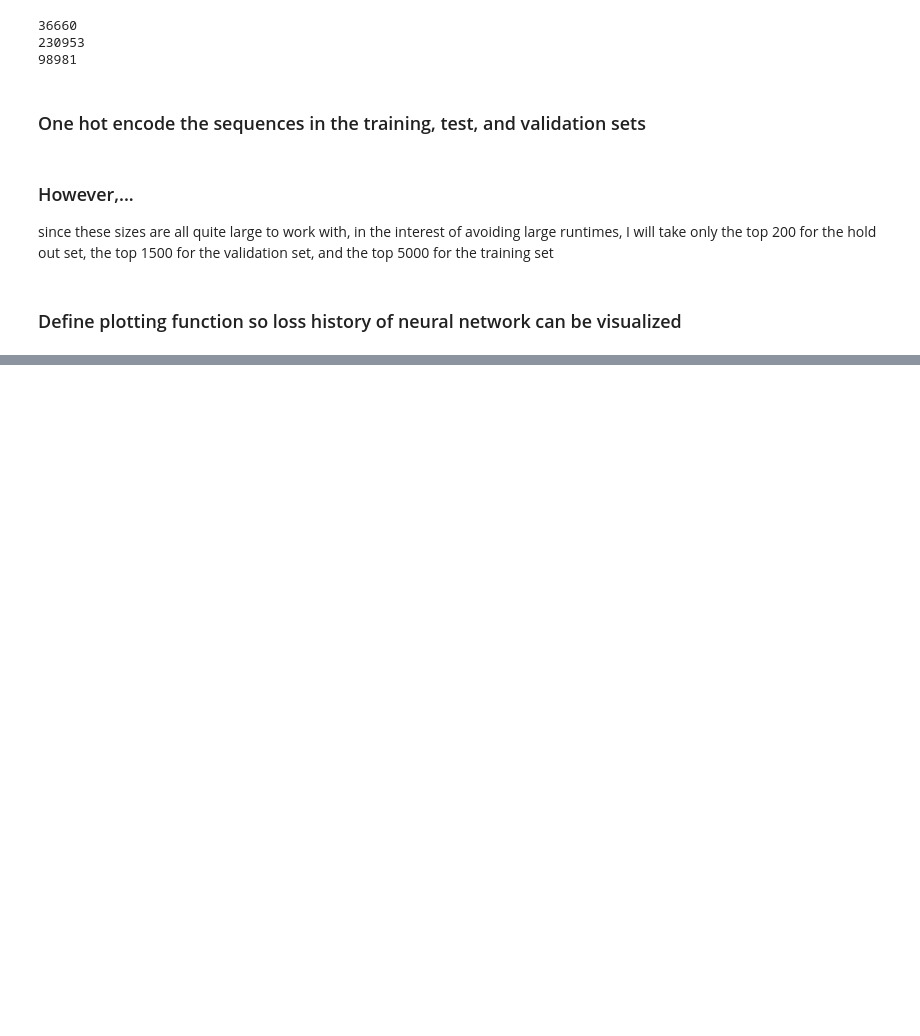
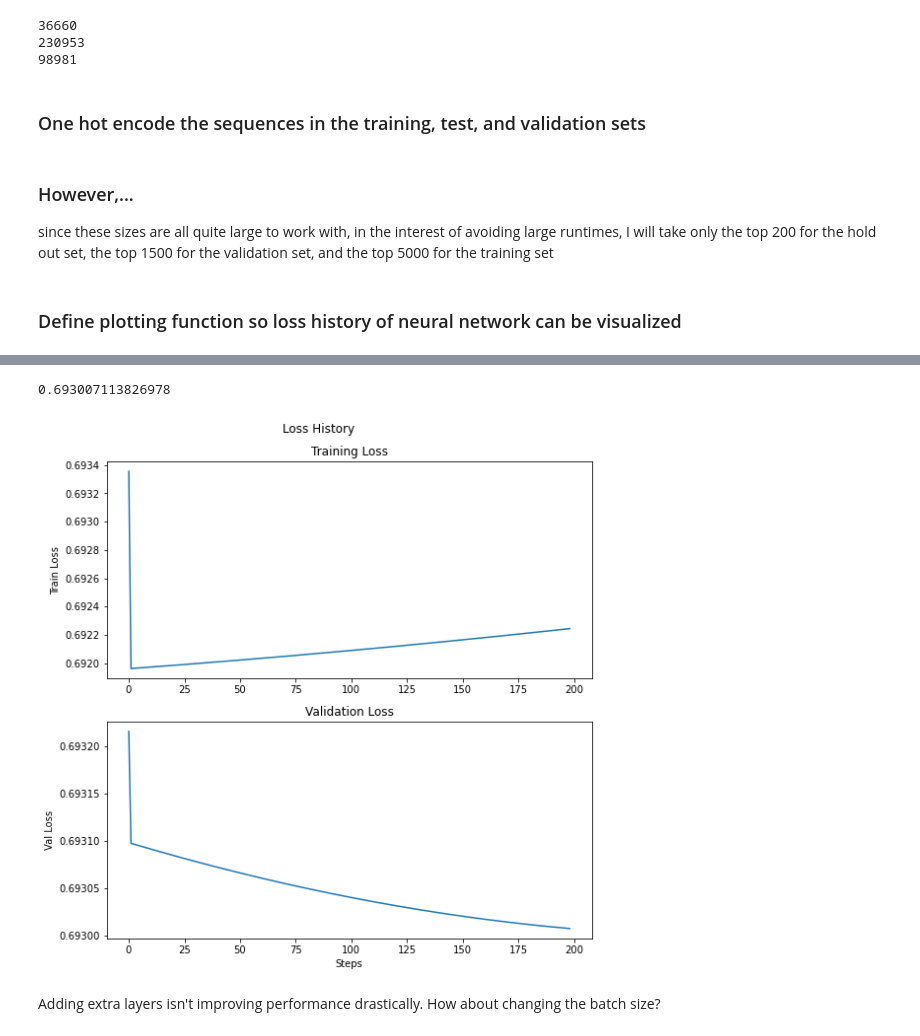
Before and after one commit to gramey02/project7, a Jupyter notebook: nn/Transcription_Factor_Classifier.ipynb, the cells around one changed output, grey strips where cells are left out. Cells and saved outputs as stored; diff of their text form; code cells hidden in the pictures; blank space fills up the shorter version.

```diff
--- a/nn/Transcription_Factor_Classifier.ipynb
+++ b/nn/Transcription_Factor_Classifier.ipynb
@@ -148,0 +142,20 @@ per_epoch_loss_val
+# %%
+nn_arch = [{'input_dim': 68, 'output_dim': 40, 'activation': 'sigmoid'},
+           {'input_dim': 40, 'output_dim': 16, 'activation': 'sigmoid'},
+           {'input_dim': 16, 'output_dim': 5, 'activation': 'sigmoid'},
+          {'input_dim': 5, 'output_dim': 1, 'activation': 'sigmoid'}]
+classifier3 = NeuralNetwork(nn_arch,
+                          lr=0.00001,
+                          seed=42,
+                          batch_size=20,
+                          epochs=200,
+                          loss_function = "binary cross entropy")
+# %%
+per_epoch_loss_train, per_epoch_loss_val = classifier3.fit(small_X_train, small_y_train, small_X_val, small_y_val)
+plot_loss_history(per_epoch_loss_train, per_epoch_loss_val)
+min(per_epoch_loss_val)
+# %% [output]
+0.693007113826978
+[figure, added]
+# %% [markdown]
+Adding extra layers isn't improving performance drastically. How about changing the batch size?
```
Also changed, not shown: parts of 28 cells of this notebook.
